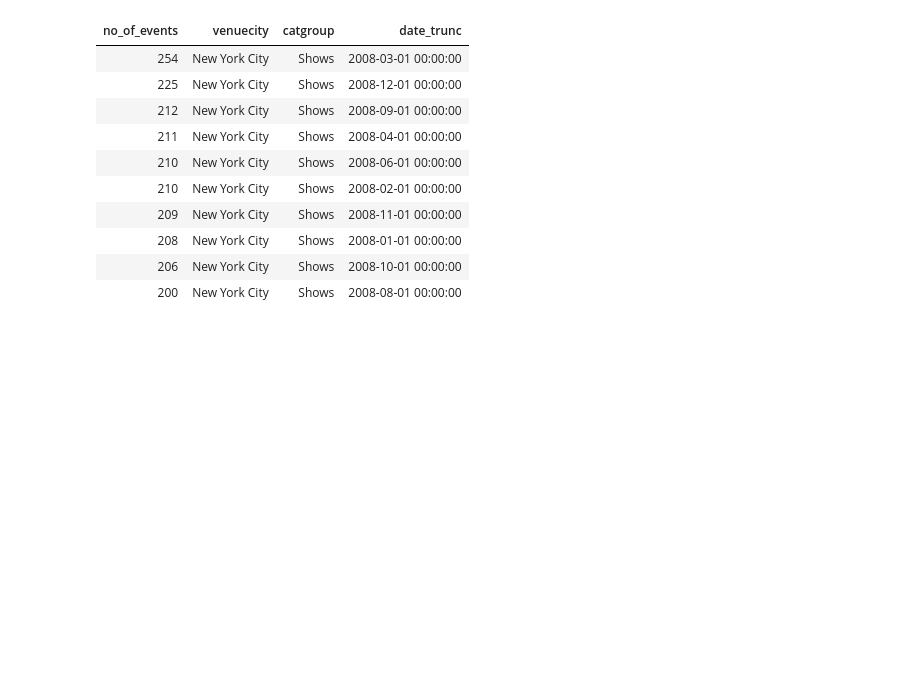
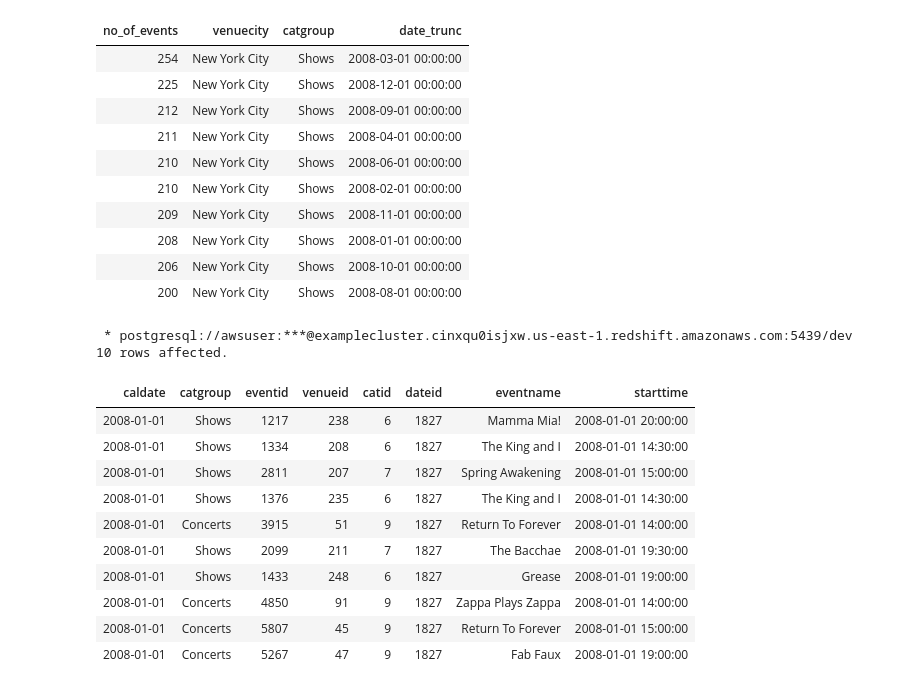
Before and after one commit to ishank296/sql-practice-questions, a Jupyter notebook: redshift_ticket_sales_analysis.ipynb, the cells around one changed output. Cells and saved outputs as stored; diff of their text form; code cells hidden in the pictures; blank space fills up the shorter version.

```diff
--- a/redshift_ticket_sales_analysis.ipynb
+++ b/redshift_ticket_sales_analysis.ipynb
@@ -218,3 +219,23 @@ order by no_of_events desc limit 10
 | 208 | New York City | Shows | 2008-01-01 00:00:00 |
 | 206 | New York City | Shows | 2008-10-01 00:00:00 |
 | 200 | New York City | Shows | 2008-08-01 00:00:00 |
+# %%
+%%sql select d.caldate,c.catgroup,e.*
+from
+event e join date d on e.dateid=d.dateid
+join category c on c.catid = e.catid
+order by caldate asc limit 10
+# %% [output]
+ * postgresql://awsuser:***@examplecluster.cinxqu0isjxw.us-east-1.redshift.amazonaws.com:5439/dev
+10 rows affected.
+| caldate | catgroup | eventid | venueid | catid | dateid | eventname | starttime |
+| 2008-01-01 | Shows | 1217 | 238 | 6 | 1827 | Mamma Mia! | 2008-01-01 20:00:00 |
+| 2008-01-01 | Shows | 1334 | 208 | 6 | 1827 | The King and I | 2008-01-01 14:30:00 |
+| 2008-01-01 | Shows | 2811 | 207 | 7 | 1827 | Spring Awakening | 2008-01-01 15:00:00 |
+| 2008-01-01 | Shows | 1376 | 235 | 6 | 1827 | The King and I | 2008-01-01 14:30:00 |
+| 2008-01-01 | Concerts | 3915 | 51 | 9 | 1827 | Return To Forever | 2008-01-01 14:00:00 |
+| 2008-01-01 | Shows | 2099 | 211 | 7 | 1827 | The Bacchae | 2008-01-01 19:30:00 |
+| 2008-01-01 | Shows | 1433 | 248 | 6 | 1827 | Grease | 2008-01-01 19:00:00 |
+| 2008-01-01 | Concerts | 4850 | 91 | 9 | 1827 | Zappa Plays Zappa | 2008-01-01 14:00:00 |
+| 2008-01-01 | Concerts | 5807 | 45 | 9 | 1827 | Return To Forever | 2008-01-01 15:00:00 |
+| 2008-01-01 | Concerts | 5267 | 47 | 9 | 1827 | Fab Faux | 2008-01-01 19:00:00 |
```
Also changed, not shown: parts of 1 cell of this notebook, 3 other files.
